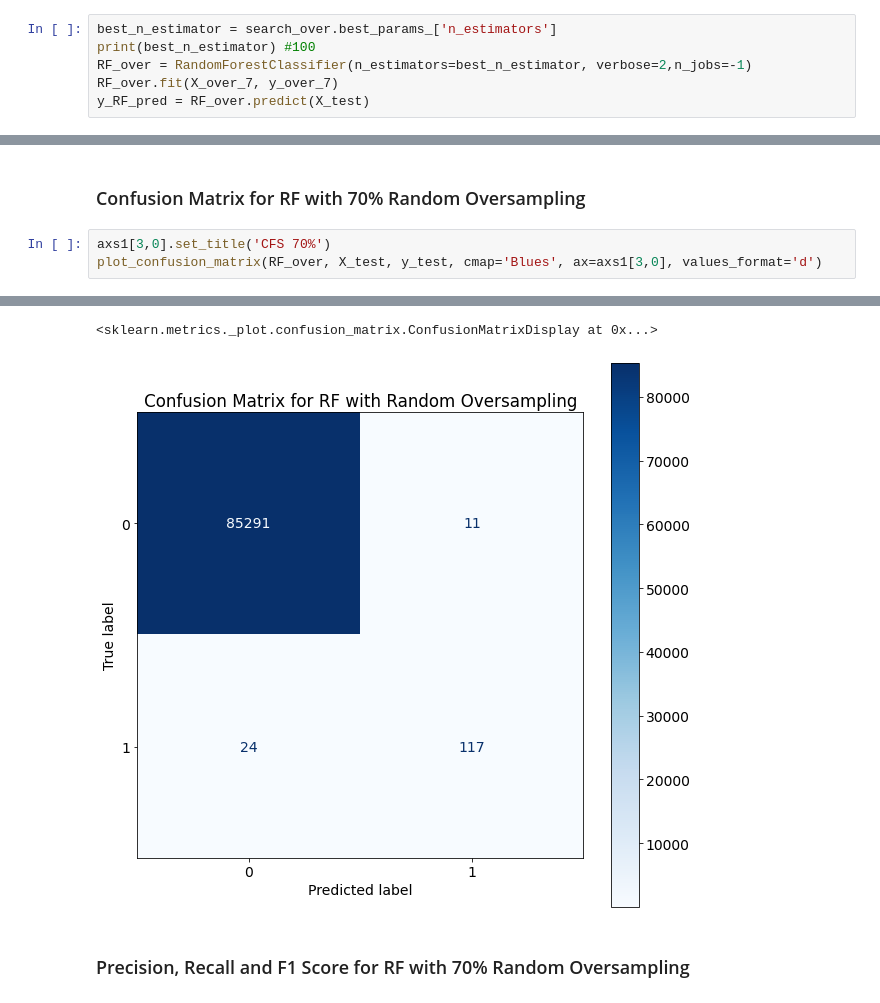
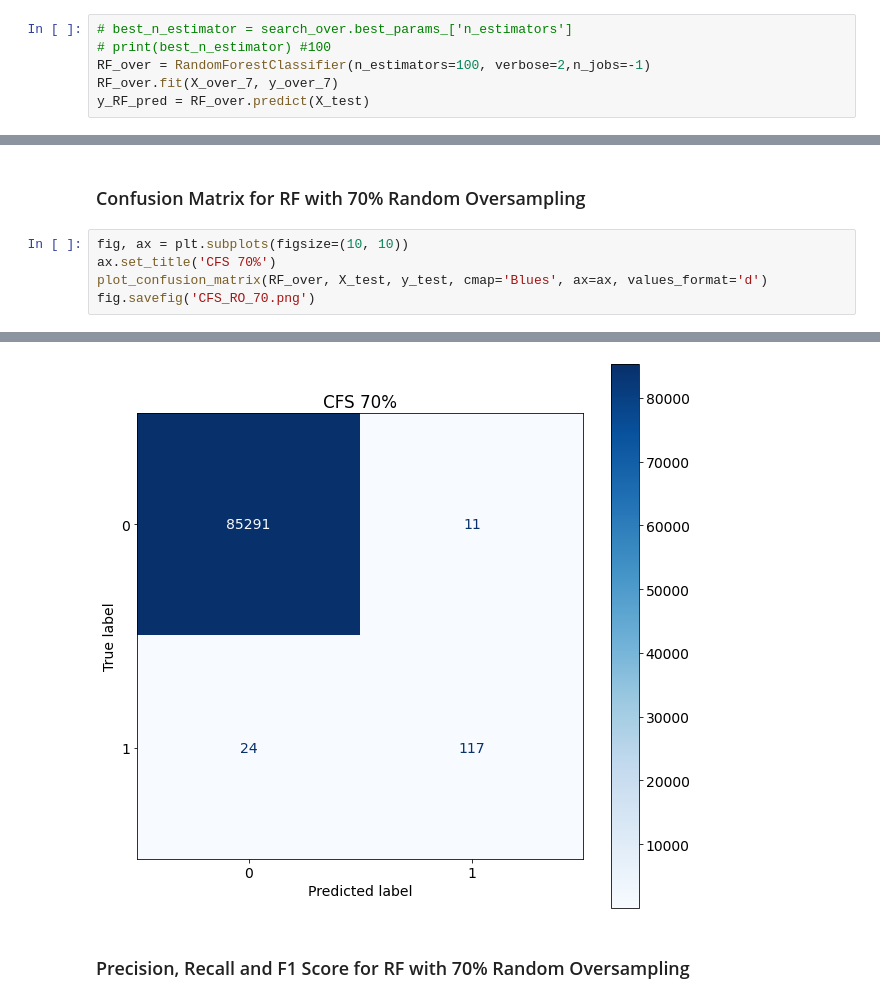
Before and after one commit to nolanspecter/Credit-Card-Fraud-Detection, a Jupyter notebook: Thesis_RF.ipynb, the cells around one changed output, grey strips where cells are left out. Drawn from its saved outputs; the diff is of its cells as text.

```diff
--- a/Thesis_RF.ipynb
+++ b/Thesis_RF.ipynb
@@ -1114,9 +1536,9 @@ GridSearchCV(cv=10, estimator=RandomForestClassifier(random_state=14),
                                           450, 500]},
              verbose=3)
 # %%
-best_n_estimator = search_over.best_params_['n_estimators']
-print(best_n_estimator) #100
-RF_over = RandomForestClassifier(n_estimators=best_n_estimator, verbose=2,n_jobs=-1)
+# best_n_estimator = search_over.best_params_['n_estimators']
+# print(best_n_estimator) #100
+RF_over = RandomForestClassifier(n_estimators=100, verbose=2,n_jobs=-1)
 RF_over.fit(X_over_7, y_over_7)
 y_RF_pred = RF_over.predict(X_test)
 # %% [output]
@@ -1148,6 +1581,8 @@ building tree 100 of 100
 # %% [markdown]
 ### Confusion Matrix for RF with 70% Random Oversampling
 # %%
-axs1[3,0].set_title('CFS 70%')
-plot_confusion_matrix(RF_over, X_test, y_test, cmap='Blues', ax=axs1[3,0], values_format='d')
+fig, ax = plt.subplots(figsize=(10, 10))
+ax.set_title('CFS 70%')
+plot_confusion_matrix(RF_over, X_test, y_test, cmap='Blues', ax=ax, values_format='d')
+fig.savefig('CFS_RO_70.png')
 # %% [output]
@@ -1157,5 +1592,4 @@ plot_confusion_matrix(RF_over, X_test, y_test, cmap='Blues', ax=axs1[3,0], value
-<sklearn.metrics._plot.confusion_matrix.ConfusionMatrixDisplay at 0x...>
-[figure, old version]
+[figure, new version]
 # %% [markdown]
 ### Precision, Recall and F1 Score for RF with 70% Random Oversampling
 # %% [markdown]
```
Also changed, not shown: parts of 54 cells of this notebook, 20 other files.
